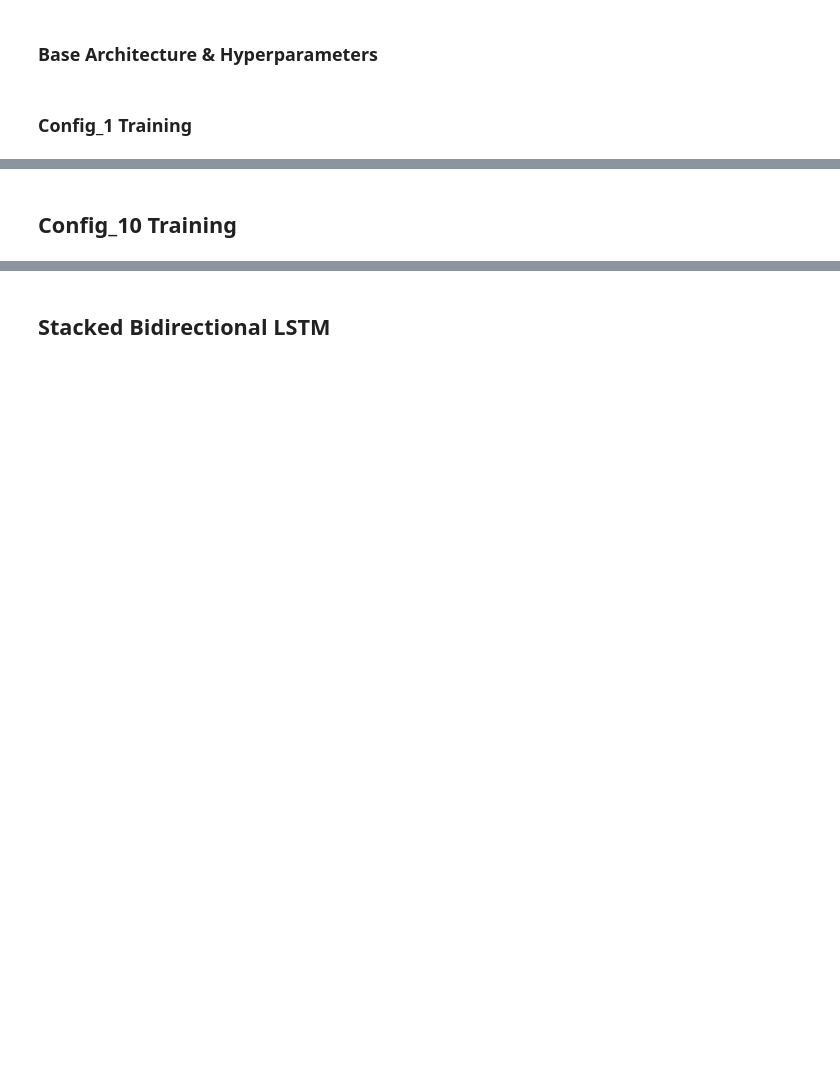
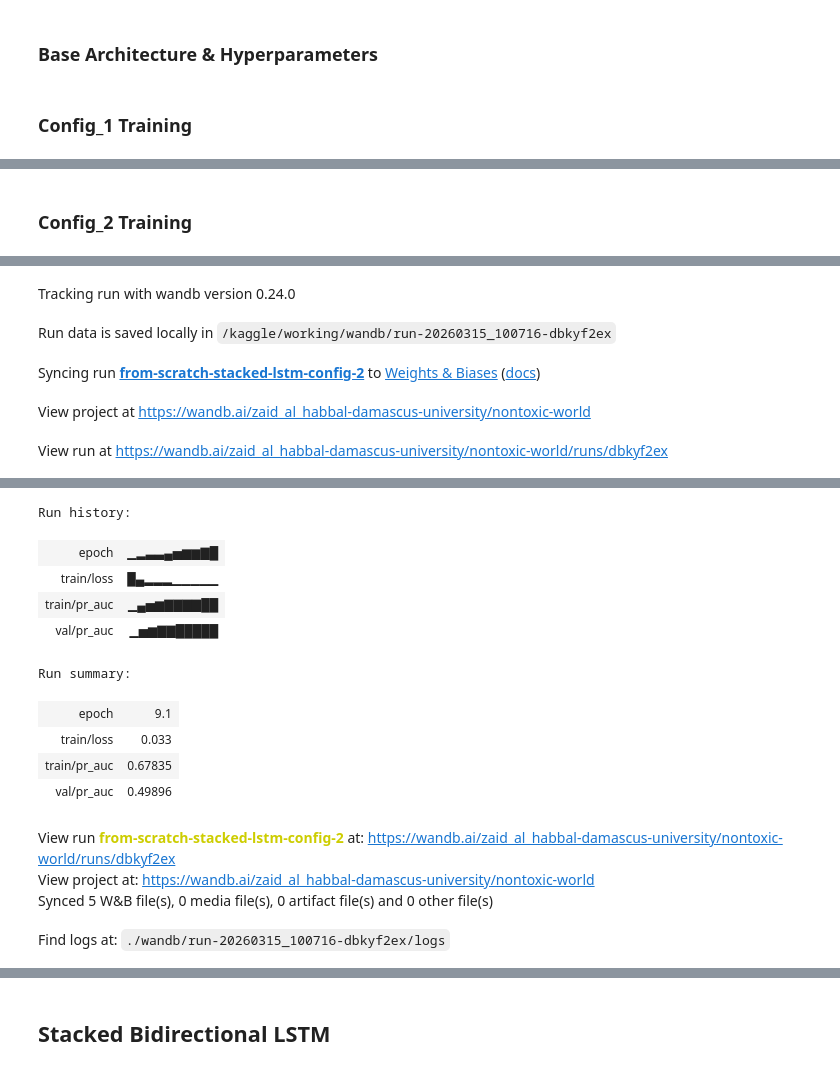
Before and after one commit to Zaid-Al-Habbal/nontoxic-world, a Jupyter notebook: notebooks/05_build_models_and_train_from_scratch.ipynb, the cells around one changed output, grey strips where cells are left out. Saved outputs shown, nothing was run; the diff lists cells and outputs as text; code cells hidden in the pictures; blank space fills up the shorter version.

```diff
--- a/notebooks/05_build_models_and_train_from_scratch.ipynb
+++ b/notebooks/05_build_models_and_train_from_scratch.ipynb
@@ -987,2 +998,0 @@ with wandb.init(project="nontoxic-world",
-# %% [markdown]
-## Config_10 Training
@@ -1052,0 +999,43 @@ with wandb.init(project="nontoxic-world",
+# %% [markdown]
+### Config_2 Training
+# %%
+# Setup New Config
+config = base_config
+config["hidden_dim"] = 16
+
+model = StackedLSTMModel(
+    vocab_size=len(tokenizer),
+    embed_dim=config["embed_dim"],
+    n_layers=config["num_layers"],
+    hidden_dim=config["hidden_dim"],
+    dropout=config["dropout"]
+).to(device)
+
+# Training configuration
+xentropy = nn.BCEWithLogitsLoss()
+optimizer = torch.optim.AdamW(model.parameters(), lr=config["learning_rate"])
+
+# Metric (move to device!)
+macro_pr_auc = MultilabelAveragePrecision(
+    num_labels=6,
+    average="macro"
+).to(device)
+
+# Train
+with wandb.init(project="nontoxic-world",
+                name="from-scratch-stacked-lstm-config-2",
+                config=config,
+                notes="set hidden_dim=16"
+               ):
+    history = train(
+        model,
+        optimizer,
+        xentropy,
+        macro_pr_auc,
+        macro_pr_auc,
+        train_loader,
+        valid_loader,
+        config,
+        checkpoint_path='stacked_lstm_model.pth'
+    )
+# %% [output]
@@ -1052,0 +1043,5 @@ with wandb.init(project="nontoxic-world",
+Tracking run with wandb version 0.24.0
+Run data is saved locally in /kaggle/working/wandb/run-20260315_100716-dbkyf2ex
+Syncing run from-scratch-stacked-lstm-config-2 to Weights & Biases (docs)
+View project at https://wandb.ai/zaid_al_habbal-damascus-university/nontoxic-world
+View run at https://wandb.ai/zaid_al_habbal-damascus-university/nontoxic-world/runs/dbkyf2ex
@@ -1052,0 +1059,14 @@ with wandb.init(project="nontoxic-world",
+Run history:
+| epoch | ▁▂▃▃▄▅▆▆▇█ |
+| train/loss | █▄▂▂▂▁▁▁▁▁ |
+| train/pr_auc | ▁▄▅▆▇▇▇▇██ |
+| val/pr_auc | ▁▅▆▇▇█████ |
+Run summary:
+| epoch | 9.1 |
+| train/loss | 0.033 |
+| train/pr_auc | 0.67835 |
+| val/pr_auc | 0.49896 |
+View run from-scratch-stacked-lstm-config-2 at: https://wandb.ai/zaid_al_habbal-damascus-university/nontoxic-world/runs/dbkyf2ex
+View project at: https://wandb.ai/zaid_al_habbal-damascus-university/nontoxic-world
+Synced 5 W&B file(s), 0 media file(s), 0 artifact file(s) and 0 other file(s)
+Find logs at: ./wandb/run-20260315_100716-dbkyf2ex/logs
```
Also changed, not shown: parts of 76 cells of this notebook.
